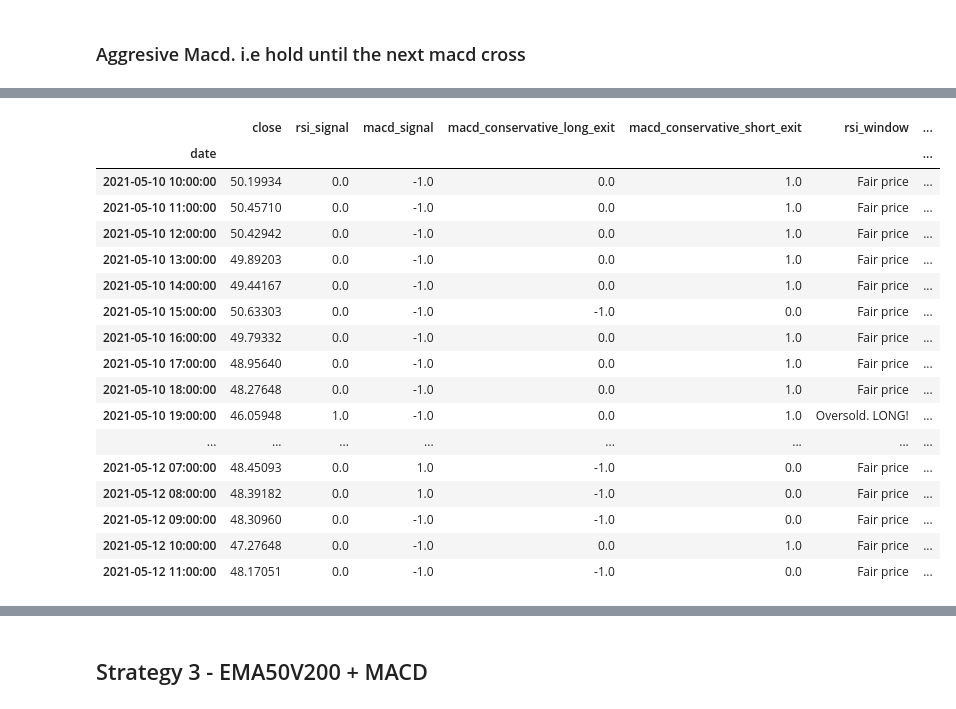
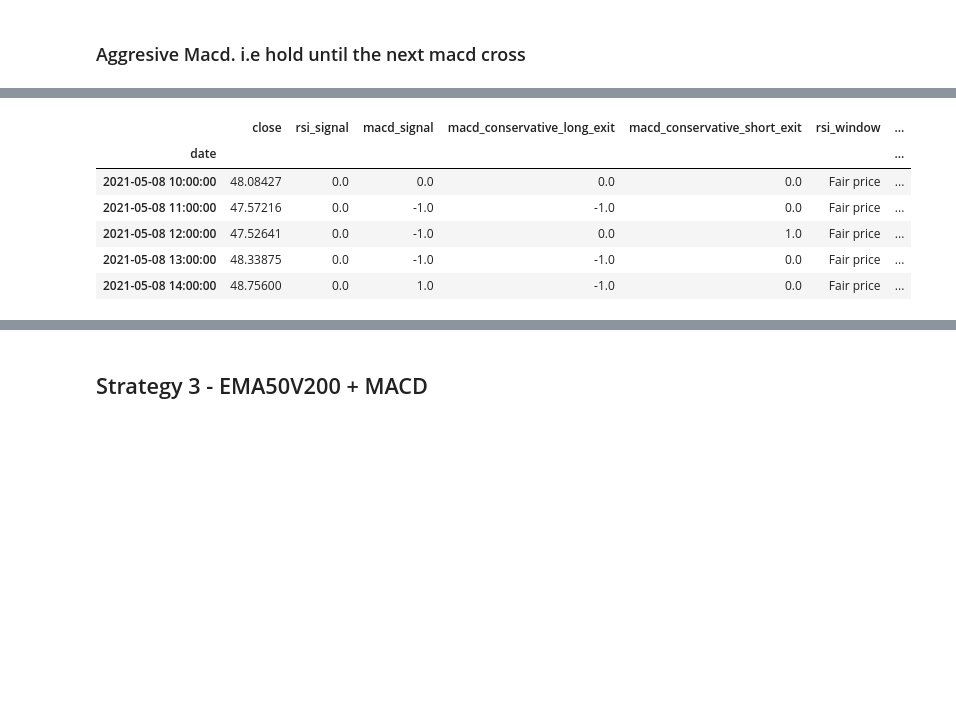
Before and after one commit to Hash3rown/monu-fintech-Project-2, a Jupyter notebook: sandbox/alex_work.ipynb, the cells around one changed output, grey strips where cells are left out. Cells and saved outputs as stored; diff of their text form; code cells hidden in the pictures; blank space fills up the shorter version.

```diff
--- a/sandbox/alex_work.ipynb
+++ b/sandbox/alex_work.ipynb
@@ -819,37 +825,57 @@ st2_positions = []
 
 for index, row in strategy_2.iterrows():
 
+
+    ## RSI OVERSOLD SCENARIOS
+
+
     # IF RSI == OVERSOLD (1) AND MACD CROSSES SIGNAL (1), BUY
-    if (row['rsi_signal'] == 1) & (row['macd_signal'] == 1) & (row['macd_signal_shift'] == -1):
+    if (row['rsi_signal'] == 1) & (row['macd_signal'] == 1) & (row['macd_signal_shift'] != 1):
         st2_position_code = 1
         st2_positions.append(st2_position_code)
 
 
     # IF RSI == OVERSOLD (1) AND MACD CROSSES SIGNAL NEGATIVELY (-1), SELL
-    elif (row['rsi_signal'] == 1) & (row['macd_signal'] == -1) & (row['macd_signal_shift'] == 1):
+    elif (row['rsi_signal'] == 1) & (row['macd_signal'] == -1) & (row['macd_signal_shift'] != -1):
         st2_position_code = 0
         st2_positions.append(st2_position_code)
 
+
+
+    ## RSI OVERBOUGHT SCENARIOS
+
+
     # IF RSI == OVERBOUGHT (-1) AND MACD CROSSES SIGNAL NEGATIVELY (-1), SELL
-    elif (row['rsi_signal'] == -1) & (row['macd_signal'] == -1) & (row['macd_signal_shift'] == 1):
+    elif (row['rsi_signal'] == -1) & (row['macd_signal'] == -1) & (row['macd_signal_shift'] != -1):
         st2_position_code = -1
         st2_positions.append(st2_position_code)
 
 
     # IF RSI == OVERBOUGHT (-1) AND MACD CROSSES SIGNAL (1), BUY
-    elif (row['rsi_signal'] == -1) & (row['macd_signal'] == 1) & (row['macd_signal_shift'] == 1):
+    elif (row['rsi_signal'] == -1) & (row['macd_signal'] == 1) & (row['macd_signal_shift'] != 1):
         st2_position_code = 0
         st2_positions.append(st2_position_code)
 
+
+
+    ## RSI FAIR SCENARIOS
+
+
     # # IF RSI == FAIR (0) AND MACD GOES FROM 1 to -1
-    elif (row['rsi_signal'] == 0) & (row['macd_signal'] == -1) & (row['macd_signal_shift'] == 1):
+    elif (row['rsi_signal'] == 0) & (row['macd_signal'] == -1) & (row['macd_signal_shift'] != -1):
         st2_position_code = 0
         st2_positions.append(st2_position_code)
 
+
     # # IF RSI == FAIR (0) AND MACD GOES FROM -1 to 1
-    elif (row['rsi_signal'] == 0) & (row['macd_signal'] == 1) & (row['macd_signal_shift'] == -1):
+    elif (row['rsi_signal'] == 0) & (row['macd_signal'] == 1) & (row['macd_signal_shift'] != 1):
         st2_position_code = 0
         st2_positions.append(st2_position_code)
+
+
+    ## OTHER
+
+
 
     # ELSE : 0 / NA
     else:
@@ -881,25 +907,15 @@ strategy_2.head()
 # %%
 strategy_2['rsi_macd_agg_position_shift'] = strategy_2['rsi_macd_agg_position'].shift(1)
-strategy_2[50:100]
+# strategy_2[50:100]
+strategy_2.head()
 # %% [output]
 |  | close | rsi_signal | macd_signal | macd_conservative_long_exit | macd_conservative_short_exit | rsi_window | ... |
 | date |  |  |  |  |  |  | ... |
-| 2021-05-10 10:00:00 | 50.19934 | 0.0 | -1.0 | 0.0 | 1.0 | Fair price | ... |
-| 2021-05-10 11:00:00 | 50.45710 | 0.0 | -1.0 | 0.0 | 1.0 | Fair price | ... |
-| 2021-05-10 12:00:00 | 50.42942 | 0.0 | -1.0 | 0.0 | 1.0 | Fair price | ... |
-| 2021-05-10 13:00:00 | 49.89203 | 0.0 | -1.0 | 0.0 | 1.0 | Fair price | ... |
-| 2021-05-10 14:00:00 | 49.44167 | 0.0 | -1.0 | 0.0 | 1.0 | Fair price | ... |
-| 2021-05-10 15:00:00 | 50.63303 | 0.0 | -1.0 | -1.0 | 0.0 | Fair price | ... |
-| 2021-05-10 16:00:00 | 49.79332 | 0.0 | -1.0 | 0.0 | 1.0 | Fair price | ... |
-| 2021-05-10 17:00:00 | 48.95640 | 0.0 | -1.0 | 0.0 | 1.0 | Fair price | ... |
-| 2021-05-10 18:00:00 | 48.27648 | 0.0 | -1.0 | 0.0 | 1.0 | Fair price | ... |
-| 2021-05-10 19:00:00 | 46.05948 | 1.0 | -1.0 | 0.0 | 1.0 | Oversold. LONG! | ... |
-| ... | ... | ... | ... | ... | ... | ... | ... |
-| 2021-05-12 07:00:00 | 48.45093 | 0.0 | 1.0 | -1.0 | 0.0 | Fair price | ... |
-| 2021-05-12 08:00:00 | 48.39182 | 0.0 | 1.0 | -1.0 | 0.0 | Fair price | ... |
-| 2021-05-12 09:00:00 | 48.30960 | 0.0 | -1.0 | -1.0 | 0.0 | Fair price | ... |
-| 2021-05-12 10:00:00 | 47.27648 | 0.0 | -1.0 | 0.0 | 1.0 | Fair price | ... |
-| 2021-05-12 11:00:00 | 48.17051 | 0.0 | -1.0 | -1.0 | 0.0 | Fair price | ... |
+| 2021-05-08 10:00:00 | 48.08427 | 0.0 | 0.0 | 0.0 | 0.0 | Fair price | ... |
+| 2021-05-08 11:00:00 | 47.57216 | 0.0 | -1.0 | -1.0 | 0.0 | Fair price | ... |
+| 2021-05-08 12:00:00 | 47.52641 | 0.0 | -1.0 | 0.0 | 1.0 | Fair price | ... |
+| 2021-05-08 13:00:00 | 48.33875 | 0.0 | -1.0 | -1.0 | 0.0 | Fair price | ... |
+| 2021-05-08 14:00:00 | 48.75600 | 0.0 | 1.0 | -1.0 | 0.0 | Fair price | ... |
 # %%
 st2_signal = 'NA'
 st2_signal_text = 'No Position - hold'
```
Also changed, not shown: parts of 45 cells of this notebook.
